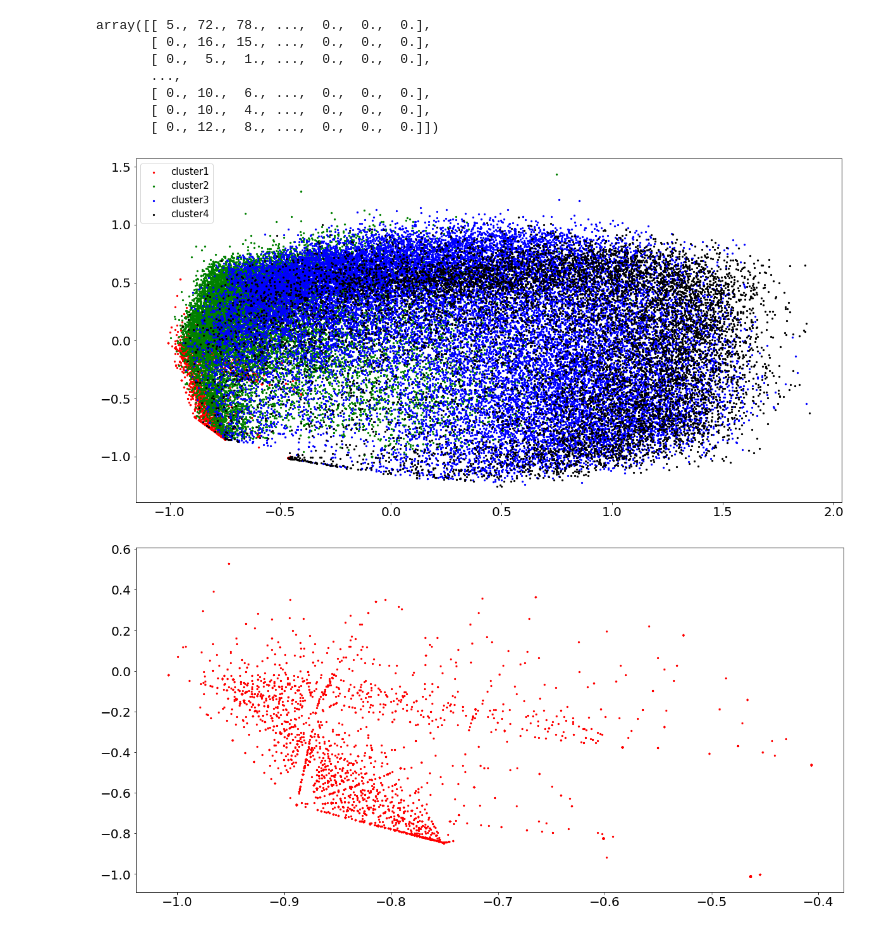
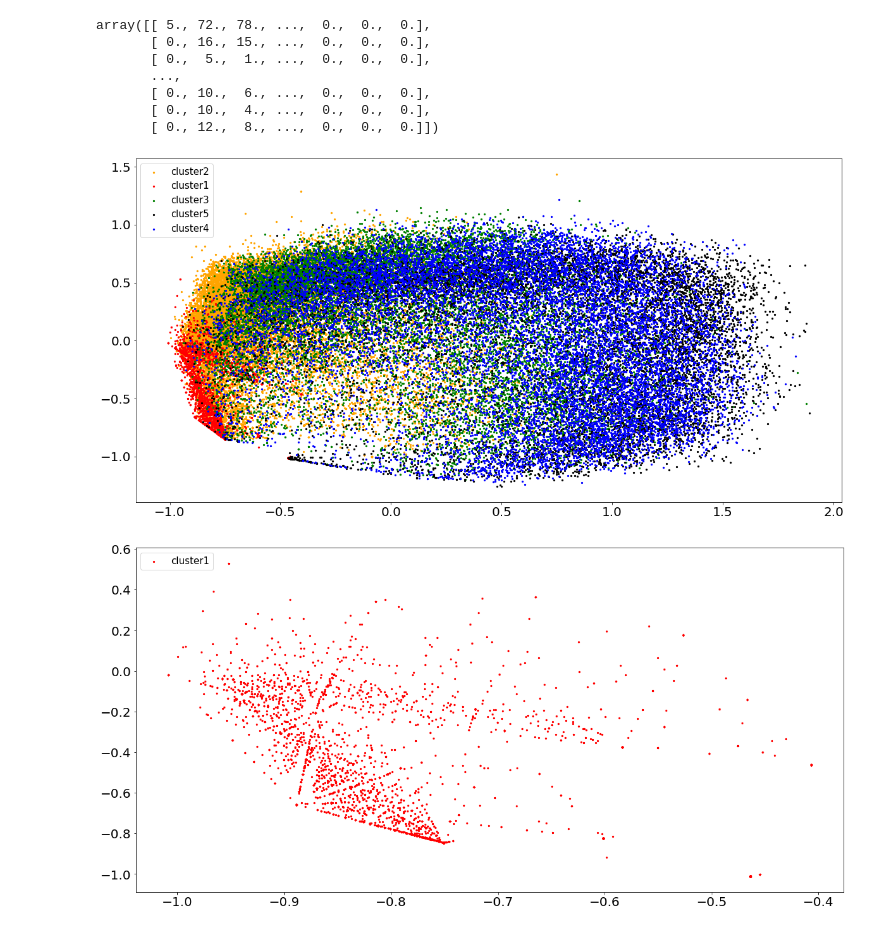
Before and after one commit to Capstone-Algo-Recommendation/ML-recommendation, a Jupyter notebook: data/preprocessing.ipynb, the cells around one changed output. Cells and saved outputs as stored; diff of their text form; code cells hidden in the pictures.

```diff
--- a/data/preprocessing.ipynb
+++ b/data/preprocessing.ipynb
@@ -73,6 +77,7 @@ cluster1 = solvedProblem_level.index[solvedProblem_level['cluster']==1]
 cluster2 = solvedProblem_level.index[solvedProblem_level['cluster']==2]
 cluster3 = solvedProblem_level.index[solvedProblem_level['cluster']==3]
 cluster4 = solvedProblem_level.index[solvedProblem_level['cluster']==4]
+cluster5 = solvedProblem_level.index[solvedProblem_level['cluster']==5]
 # %% [markdown]
 ##1-1. PCA for displaying clusters
 # %%
@@ -99,18 +104,20 @@ pca.fit(userLevel_arr)
 pca_arr = pca.transform(userLevel_arr)
 # %%
 plt.rcParams["figure.figsize"] = (20, 10)
+plt.scatter(pca_arr[cluster2,0],pca_arr[cluster2,1], label="cluster2",s=5, c='orange')
 plt.scatter(pca_arr[cluster1,0],pca_arr[cluster1,1], label="cluster1",s=5, c='red')
-plt.scatter(pca_arr[cluster2,0],pca_arr[cluster2,1], label="cluster2",s=5, c='green')
-plt.scatter(pca_arr[cluster3,0],pca_arr[cluster3,1], label="cluster3", s=5, c='blue')
-plt.scatter(pca_arr[cluster4,0],pca_arr[cluster4,1], label="cluster4",s=5, c='black')
+plt.scatter(pca_arr[cluster3,0],pca_arr[cluster3,1], label="cluster3", s=5, c='green')
+plt.scatter(pca_arr[cluster5,0],pca_arr[cluster5,1], label="cluster5",s=5, c='black')
+plt.scatter(pca_arr[cluster4,0],pca_arr[cluster4,1], label="cluster4",s=5, c='blue')
 plt.legend(loc="upper left", fontsize=15)
 plt.show()
 #plt.savefig("image.png")
 # %% [output]
-[figure, old version]
+[figure, new version]
 # %%
 plt.scatter(pca_arr[cluster1,0],pca_arr[cluster1,1], label="cluster1",s=5, c='red')
+plt.legend(loc="upper left", fontsize=15)
 plt.show()
 # %% [output]
-[figure, old version]
+[figure, new version]
 # %%
```
Also changed, not shown: parts of 7 cells of this notebook, 1 other file.
